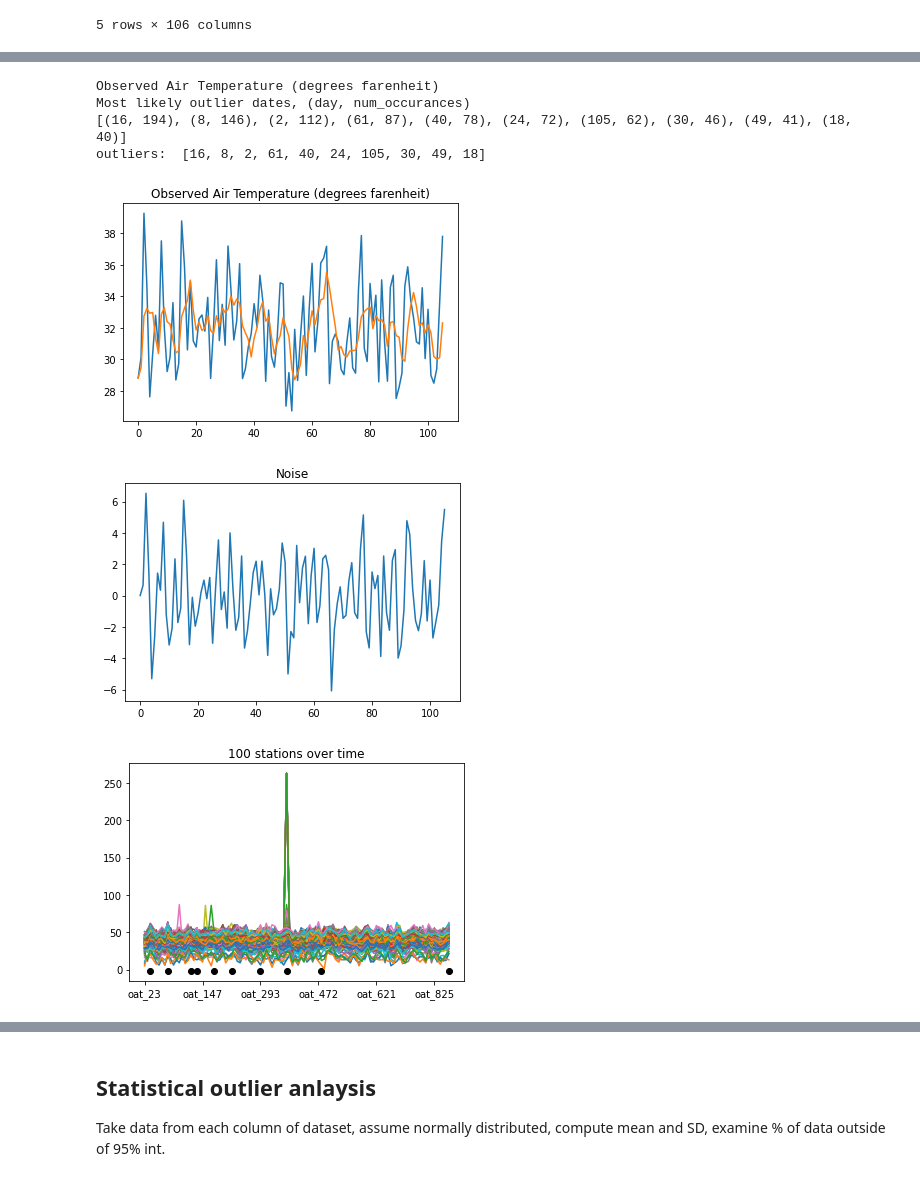
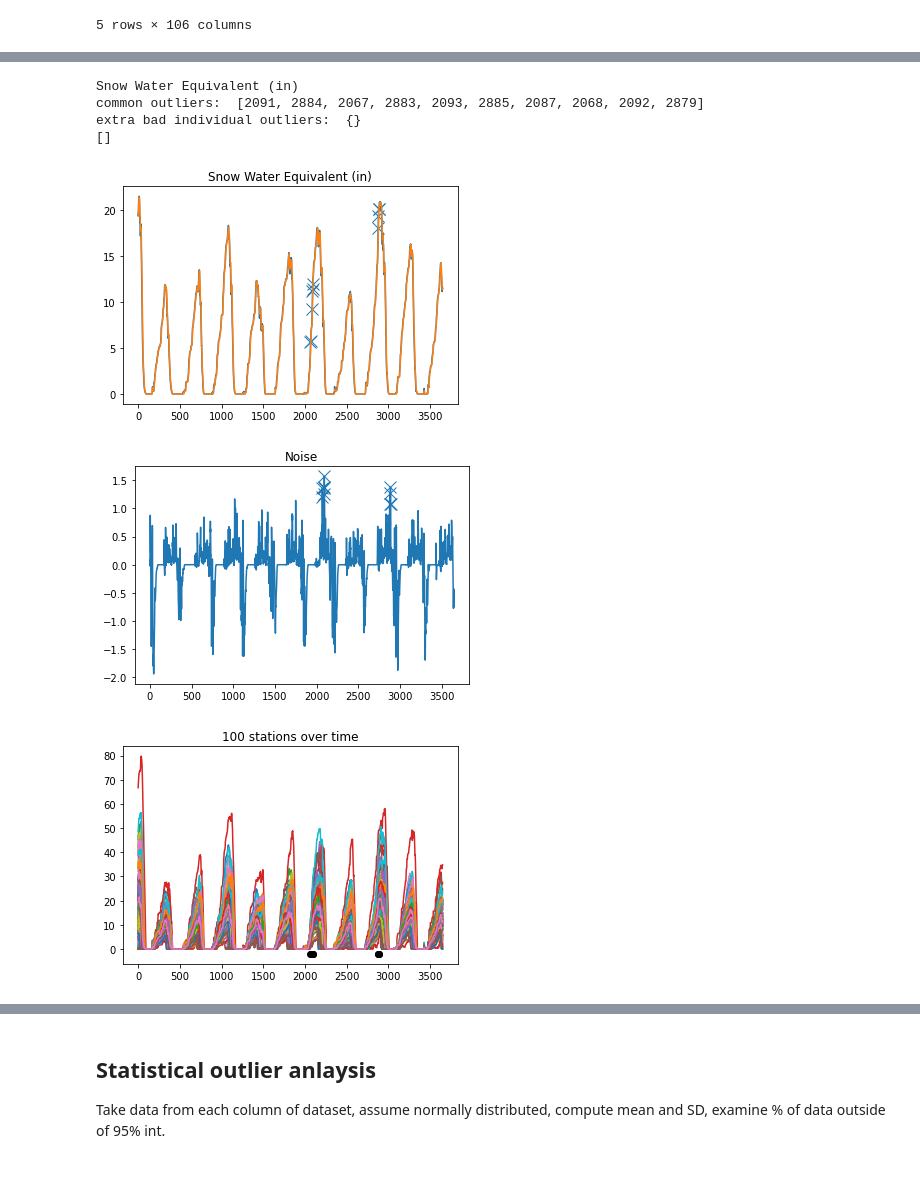
Before and after one commit to DSTG1/team-project, a Jupyter notebook: outliers.ipynb, the cells around one changed output, grey strips where cells are left out. Cells and saved outputs as stored; diff of their text form; code cells hidden in the pictures.

```diff
--- a/outliers.ipynb
+++ b/outliers.ipynb
@@ -148,10 +144,10 @@ outliers:  [33, 3, 5, 10, 25, 71, 51, 48, 4, 56]
-# %%
-kitchen_sink('oat')
-# %% [output]
-Observed Air Temperature (degrees farenheit)
-Most likely outlier dates, (day, num_occurances)
-[(16, 194), (8, 146), (2, 112), (61, 87), (40, 78), (24, 72), (105, 62), (30, 46), (49, 41), (18, 40)]
-outliers:  [16, 8, 2, 61, 40, 24, 105, 30, 49, 18]
-[figure, removed]
-[figure, removed]
-[figure, removed]
+# %%
+_ = kitchen_sink('swe')
+# %% [output]
+Snow Water Equivalent (in)
+common outliers:  [2091, 2884, 2067, 2883, 2093, 2885, 2087, 2068, 2092, 2879]
+extra bad individual outliers:  {}
+[]
+[figure, added]
+[figure, added]
+[figure, added]
```
Also changed, not shown: parts of 11 cells of this notebook.
